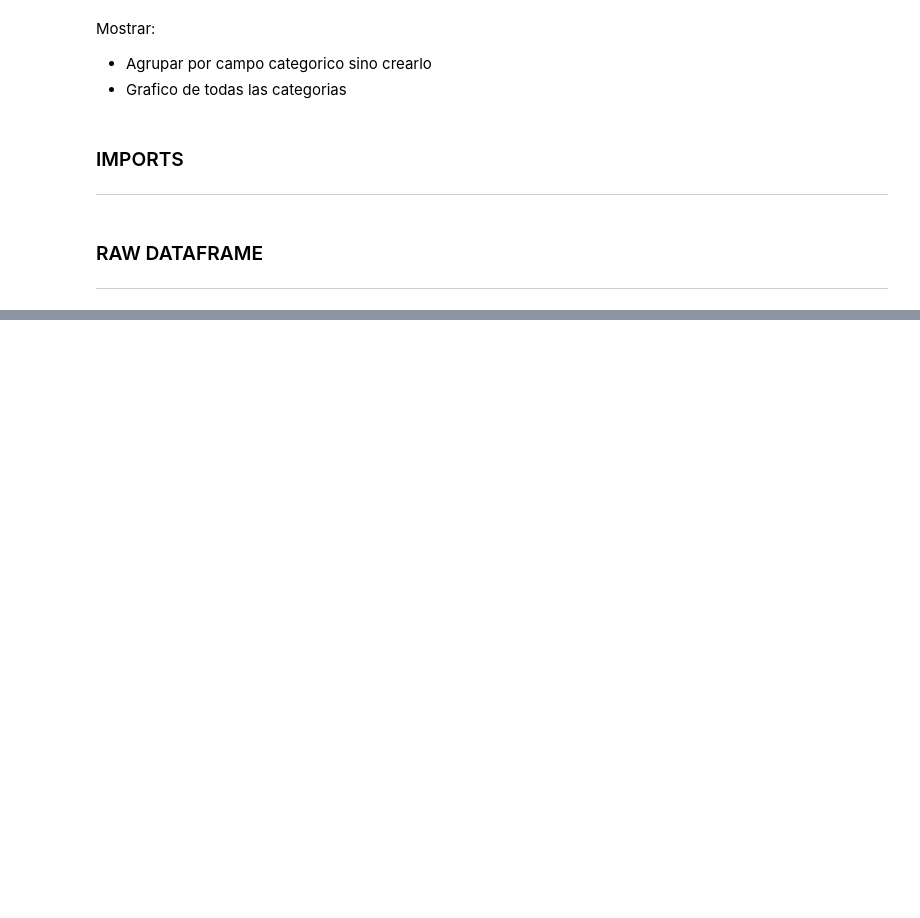
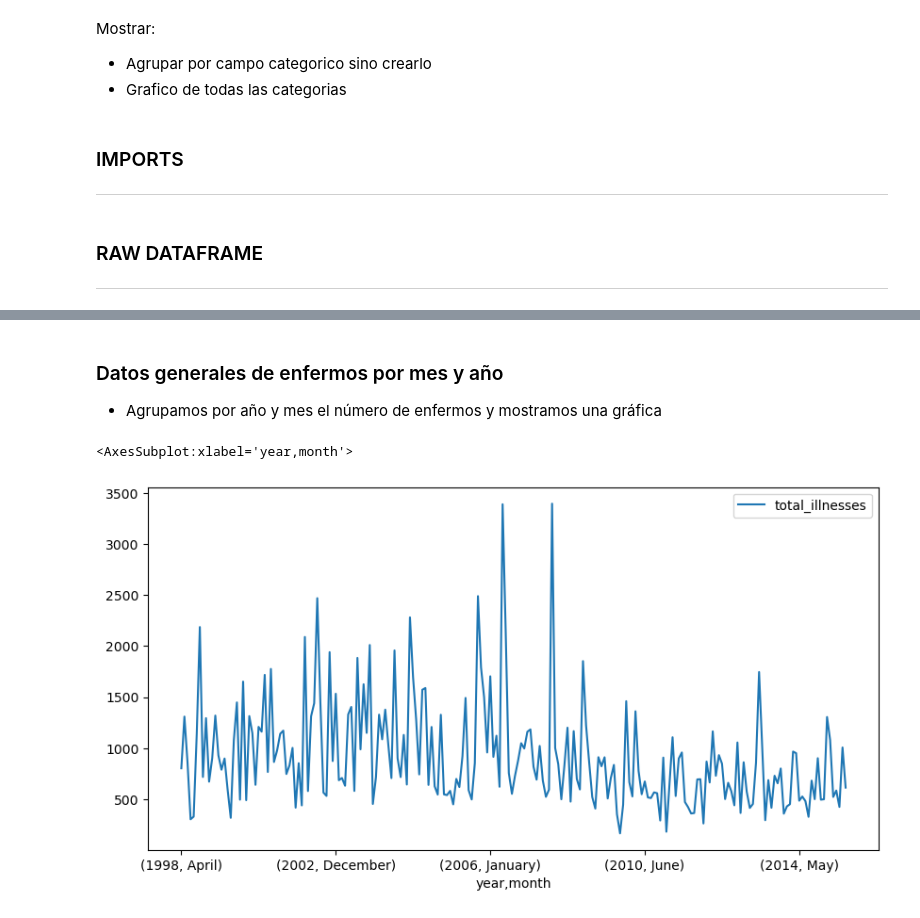
Before and after one commit to heloint/m14_uf1_pt1, a Jupyter notebook: 7-categorical/q7.ipynb, the cells around one changed output, grey strips where cells are left out. Cells and saved outputs as stored; diff of their text form; code cells hidden in the pictures; blank space fills up the shorter version.

```diff
--- a/7-categorical/q7.ipynb
+++ b/7-categorical/q7.ipynb
@@ -124,0 +43,3 @@ Conclusión:
+# %%
+data.loc[:, "status"] = data.loc[:, "status"].astype("category")
+data.loc[:, "status"]
@@ -124,0 +75,7 @@ Conclusión:
+# %%
+confirmed_mask = data.loc[:,"status"] == 'Confirmed'
+confirmed_mask
+confirmed_mask.value_counts()
+
+data_confirmed = data.loc[confirmed_mask, :]
+data_confirmed
@@ -124,0 +97,9 @@ Conclusión:
+# %% [markdown]
+### Datos generales de enfermos por mes y año
+- Agrupamos por año y mes el número de enfermos y mostramos una gráfica
+# %%
+test1 = data_confirmed.groupby(by=['year', 'month']).agg( total_illnesses = ('illnesses', 'sum') )
+test1.plot(figsize=(10,5))
+# %% [output]
+<AxesSubplot:xlabel='year,month'>
+[figure, added]
```
Also changed, not shown: parts of 32 cells of this notebook.
